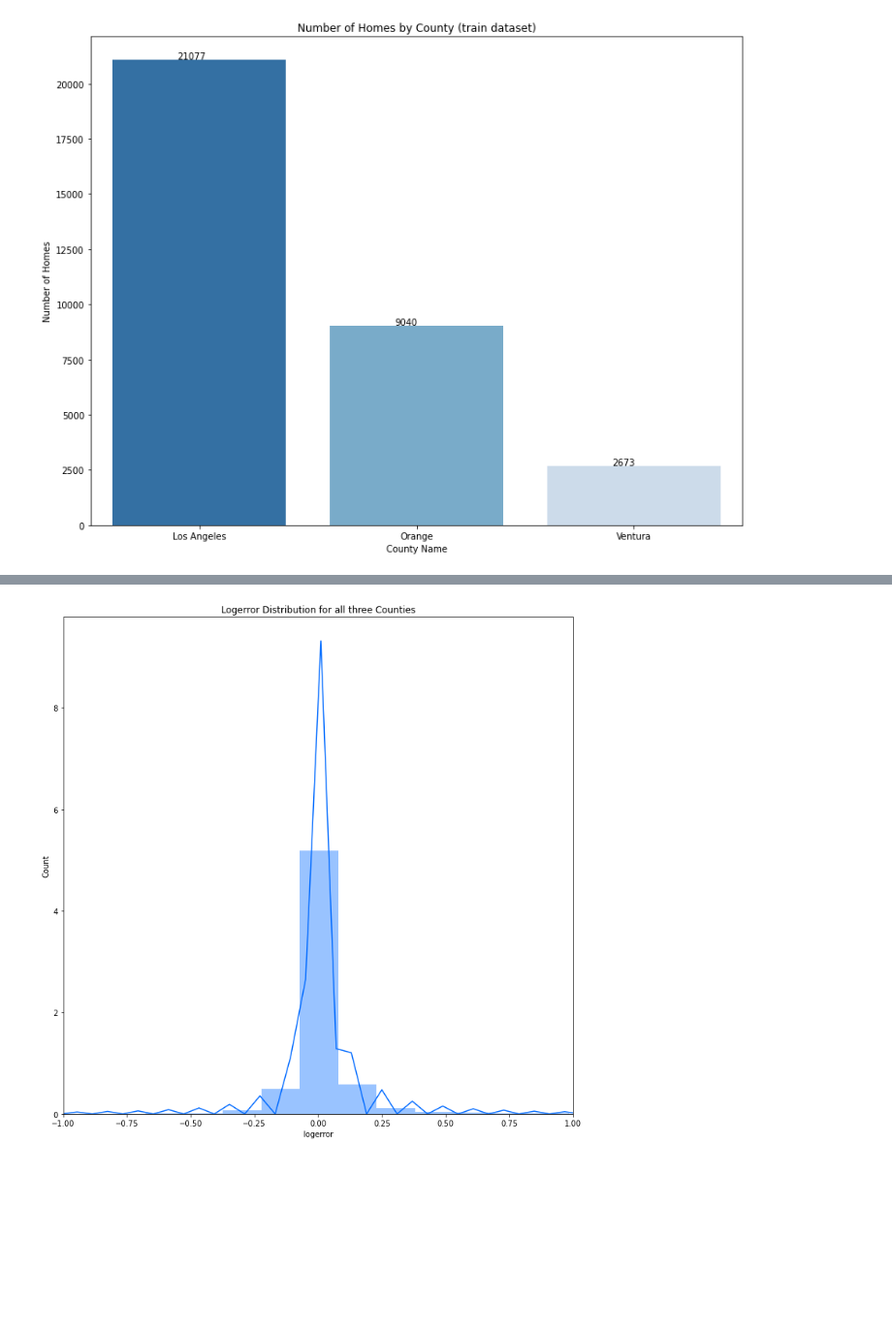
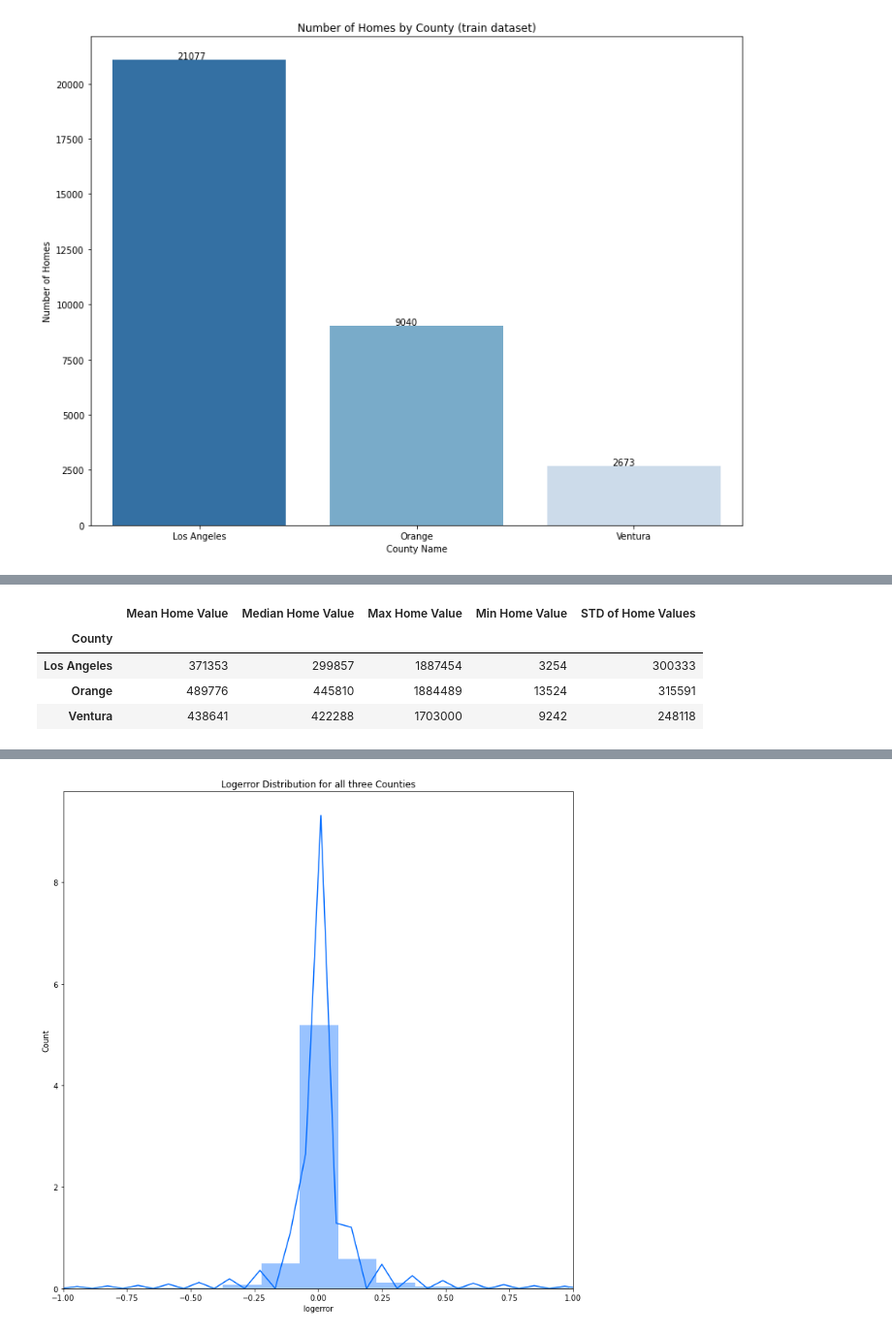
Before and after one commit to zillow-willow/zillow_clustering, a Jupyter notebook: zillow_logerror_report.ipynb, the cells around one changed output, grey strips where cells are left out. Shown at 97% size. Saved outputs shown, nothing was run; the diff lists cells and outputs as text; code cells hidden in the pictures; blank space fills up the shorter version.

```diff
--- a/zillow_logerror_report.ipynb
+++ b/zillow_logerror_report.ipynb
@@ -177,0 +190,9 @@ explore.num_home_by_county(train)
+# %%
+#function to bring in Home Value distro summary
+explore.home_value_summary(train)
+# %% [output]
+|  | Mean Home Value | Median Home Value | Max Home Value | Min Home Value | STD of Home Values |
+| County |  |  |  |  |  |
+| Los Angeles | 371353 | 299857 | 1887454 | 3254 | 300333 |
+| Orange | 489776 | 445810 | 1884489 | 13524 | 315591 |
+| Ventura | 438641 | 422288 | 1703000 | 9242 | 248118 |
```
Also changed, not shown: parts of 26 cells of this notebook.
